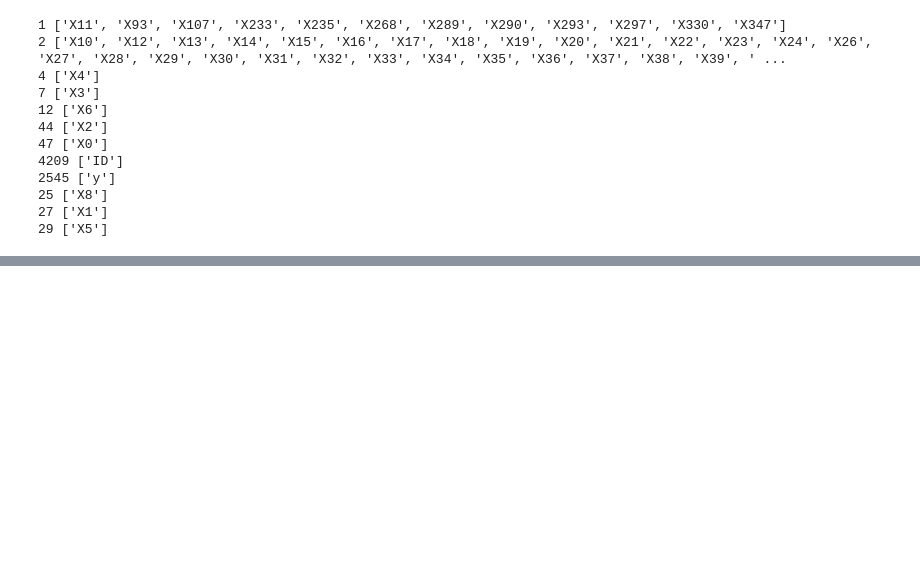
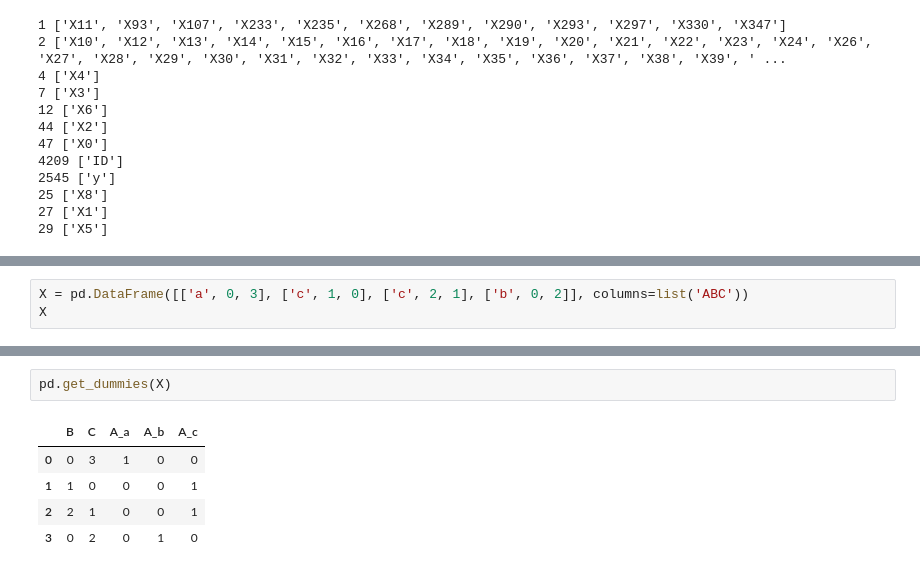
Before and after one commit to fridayguo/kaggle_start, a Jupyter notebook: car/car_note.ipynb, the cells around one changed output, grey strips where cells are left out. Drawn from its saved outputs; the diff is of its cells as text; blank space fills up the shorter version.

```diff
--- a/car/car_note.ipynb
+++ b/car/car_note.ipynb
@@ -106,0 +118,3 @@ for var in ['X1','X2']:
+# %%
+X = pd.DataFrame([['a', 0, 3], ['c', 1, 0], ['c', 2, 1], ['b', 0, 2]], columns=list('ABC'))
+X
@@ -106,0 +127,8 @@ for var in ['X1','X2']:
+# %%
+pd.get_dummies(X)
+# %% [output]
+|  | B | C | A_a | A_b | A_c |
+| 0 | 0 | 3 | 1 | 0 | 0 |
+| 1 | 1 | 0 | 0 | 0 | 1 |
+| 2 | 2 | 1 | 0 | 0 | 1 |
+| 3 | 0 | 2 | 0 | 1 | 0 |
```
Also changed, not shown: parts of 15 cells of this notebook, 1 other file.
